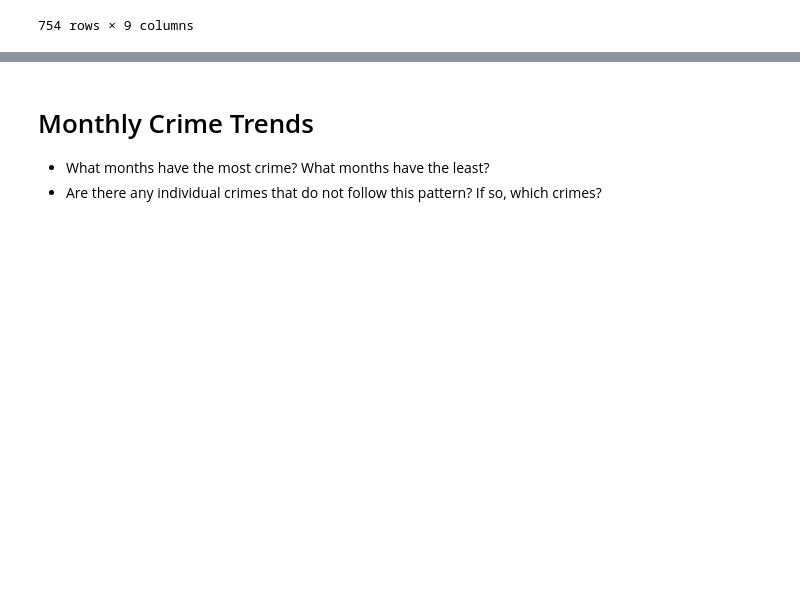
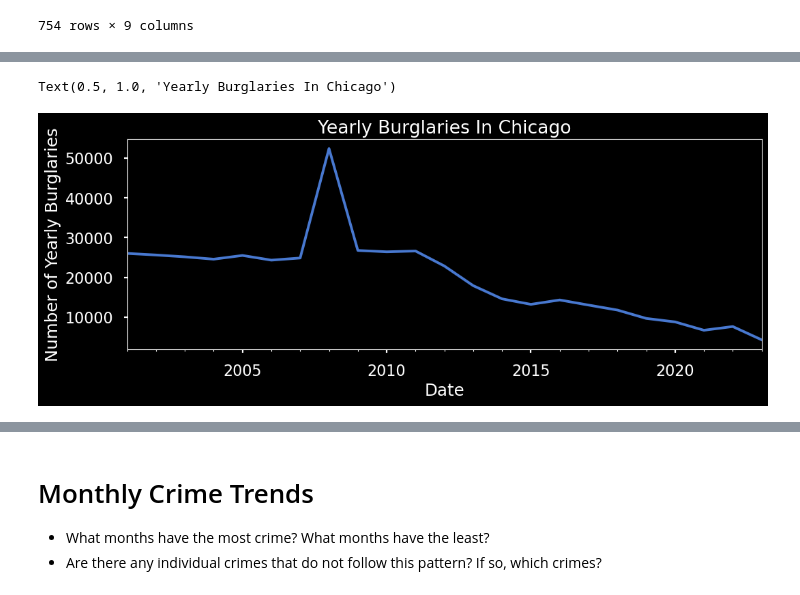
Before and after one commit to JamisonHunter/Chicago-Crime-Data-Analysis, a Jupyter notebook: chicago_crime_data_analysis.ipynb, the cells around one changed output, grey strips where cells are left out. Drawn from its saved outputs; the diff is of its cells as text; code cells hidden in the pictures; blank space fills up the shorter version.

```diff
--- a/chicago_crime_data_analysis.ipynb
+++ b/chicago_crime_data_analysis.ipynb
@@ -304,0 +299,8 @@ Text(0.5, 1.0, 'Monthly Crimes In Chicago')
+# %%
+ax = ts["Crime"]["BURGLARY"].plot(figsize=(12,4))
+ax.set_ylabel("Number of Yearly Burglaries")
+ax.set_xlabel("Date")
+ax.set_title("Yearly Burglaries In Chicago")
+# %% [output]
+Text(0.5, 1.0, 'Yearly Burglaries In Chicago')
+[figure, added]
```
Also changed, not shown: parts of 52 cells of this notebook.
